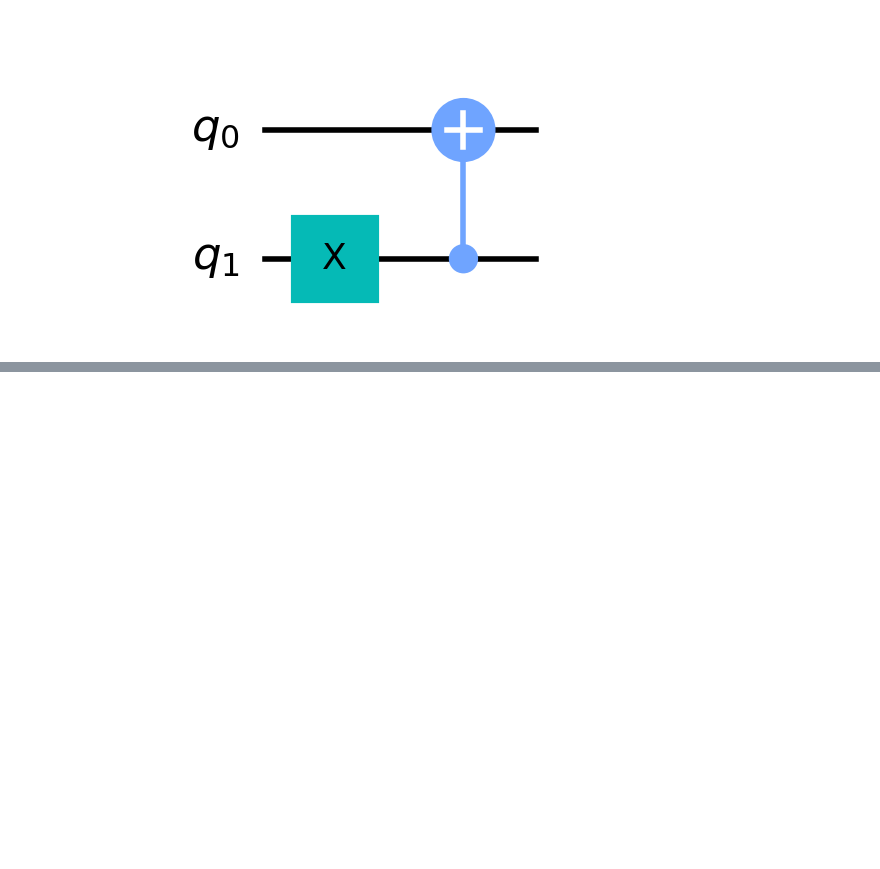
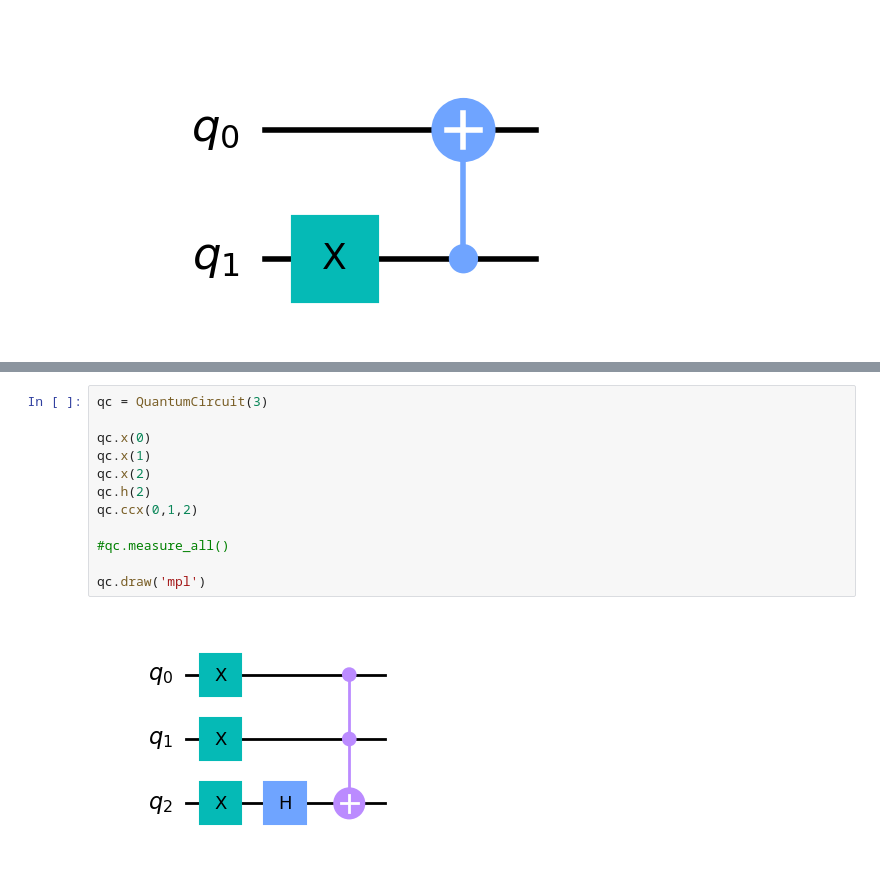
Before and after one commit to chottoamii/QLearn-Assets, a Jupyter notebook: codes/Quantum Gates/test.ipynb, the cells around one changed output, grey strips where cells are left out. Drawn from its saved outputs; the diff is of its cells as text; blank space fills up the shorter version.

```diff
--- a/codes/Quantum Gates/test.ipynb
+++ b/codes/Quantum Gates/test.ipynb
@@ -63,0 +75,14 @@ qc.draw(scale=2,output='mpl')
+# %%
+qc = QuantumCircuit(3)
+
+qc.x(0)
+qc.x(1)
+qc.x(2)
+qc.h(2)
+qc.ccx(0,1,2)
+
+#qc.measure_all()
+
+qc.draw('mpl')
+# %% [output]
+[figure, added]
```
Also changed, not shown: parts of 4 cells of this notebook, 10 other files.
